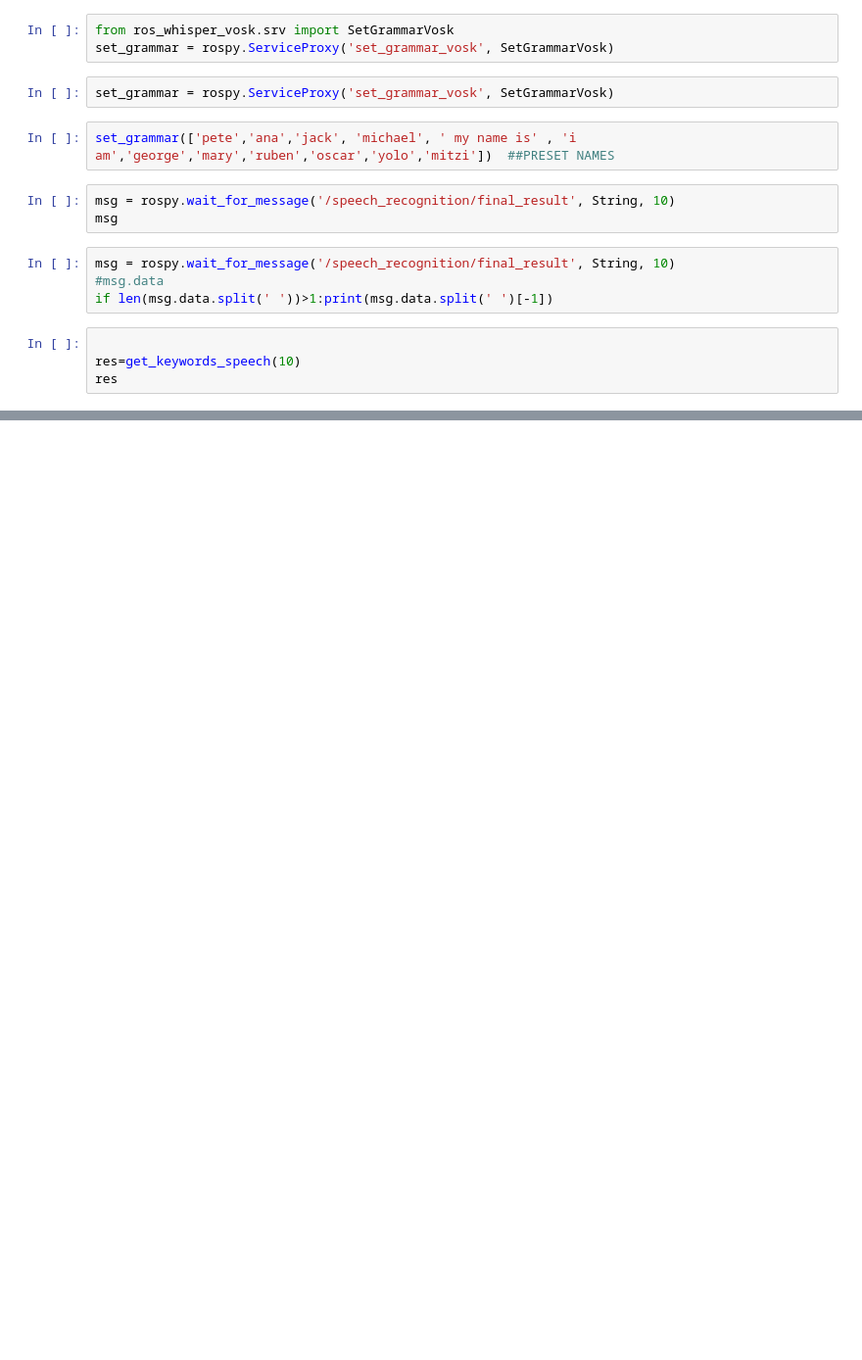
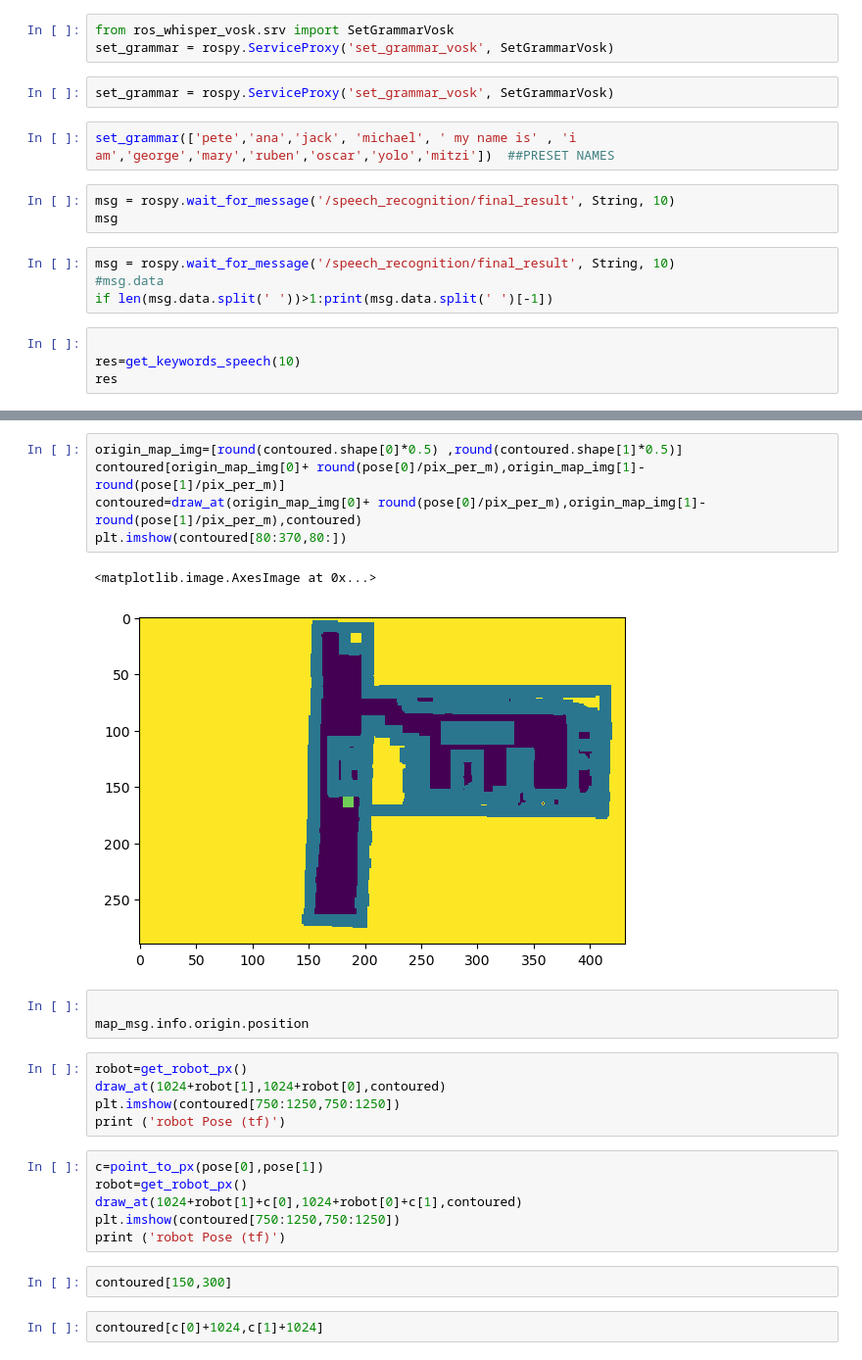
Before and after one commit to takeshi-pumas/catkin_extras, a Jupyter notebook: src/smaches/Segment_and_tfs.ipynb, the cells around one changed output, grey strips where cells are left out. Shown at 98% size. Drawn from its saved outputs; the diff is of its cells as text; blank space fills up the shorter version.

```diff
--- a/src/smaches/Segment_and_tfs.ipynb
+++ b/src/smaches/Segment_and_tfs.ipynb
@@ -502,0 +493,26 @@ res2='not'
+# %%
+origin_map_img=[round(contoured.shape[0]*0.5) ,round(contoured.shape[1]*0.5)]
+contoured[origin_map_img[0]+ round(pose[0]/pix_per_m),origin_map_img[1]- round(pose[1]/pix_per_m)]
+contoured=draw_at(origin_map_img[0]+ round(pose[0]/pix_per_m),origin_map_img[1]- round(pose[1]/pix_per_m),contoured)
+plt.imshow(contoured[80:370,80:])
+# %% [output]
+<matplotlib.image.AxesImage at 0x...>
+[figure, added]
+# %%
+
+map_msg.info.origin.position
+# %%
+robot=get_robot_px()
+draw_at(1024+robot[1],1024+robot[0],contoured)
+plt.imshow(contoured[750:1250,750:1250])
+print ('robot Pose (tf)')
+# %%
+c=point_to_px(pose[0],pose[1])
+robot=get_robot_px()
+draw_at(1024+robot[1]+c[0],1024+robot[0]+c[1],contoured)
+plt.imshow(contoured[750:1250,750:1250])
+print ('robot Pose (tf)')
+# %%
+contoured[150,300]
+# %%
+contoured[c[0]+1024,c[1]+1024]
```
Also changed, not shown: parts of 19 cells of this notebook, 4 other files.
